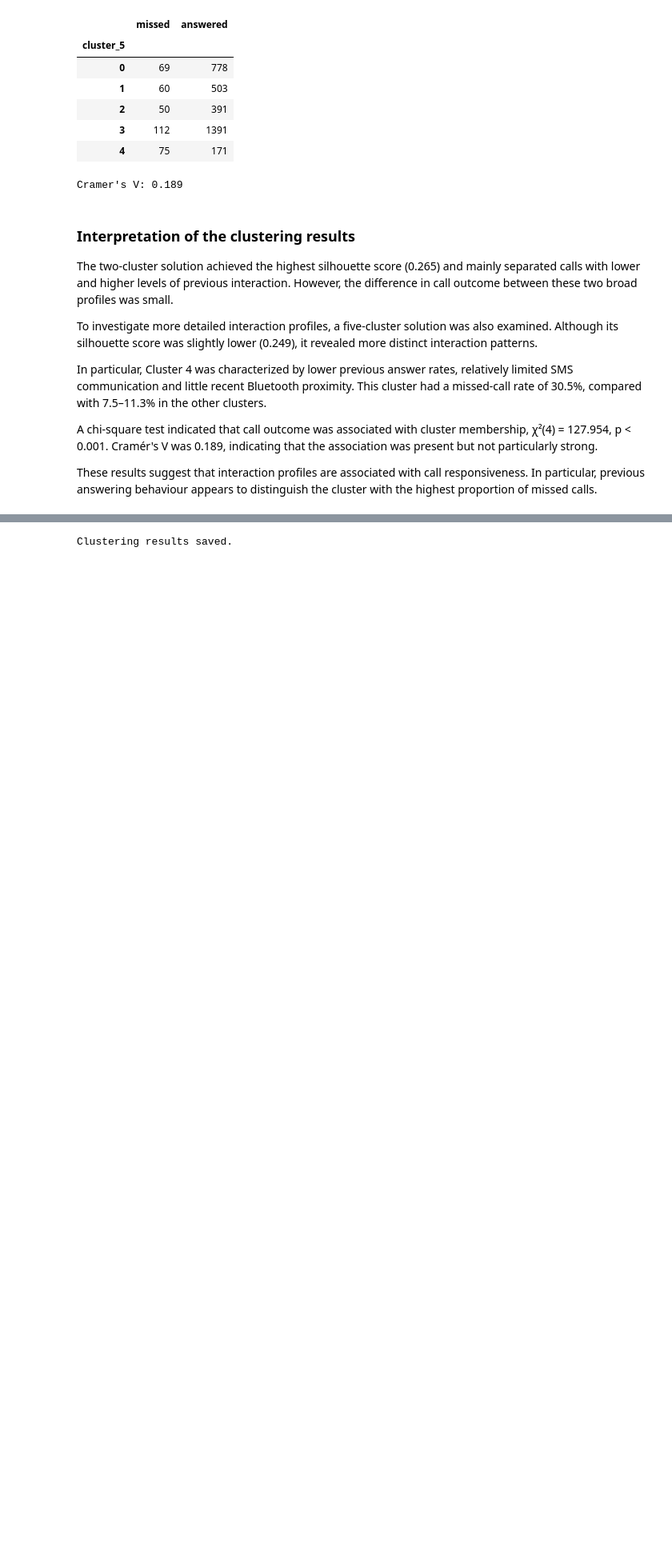
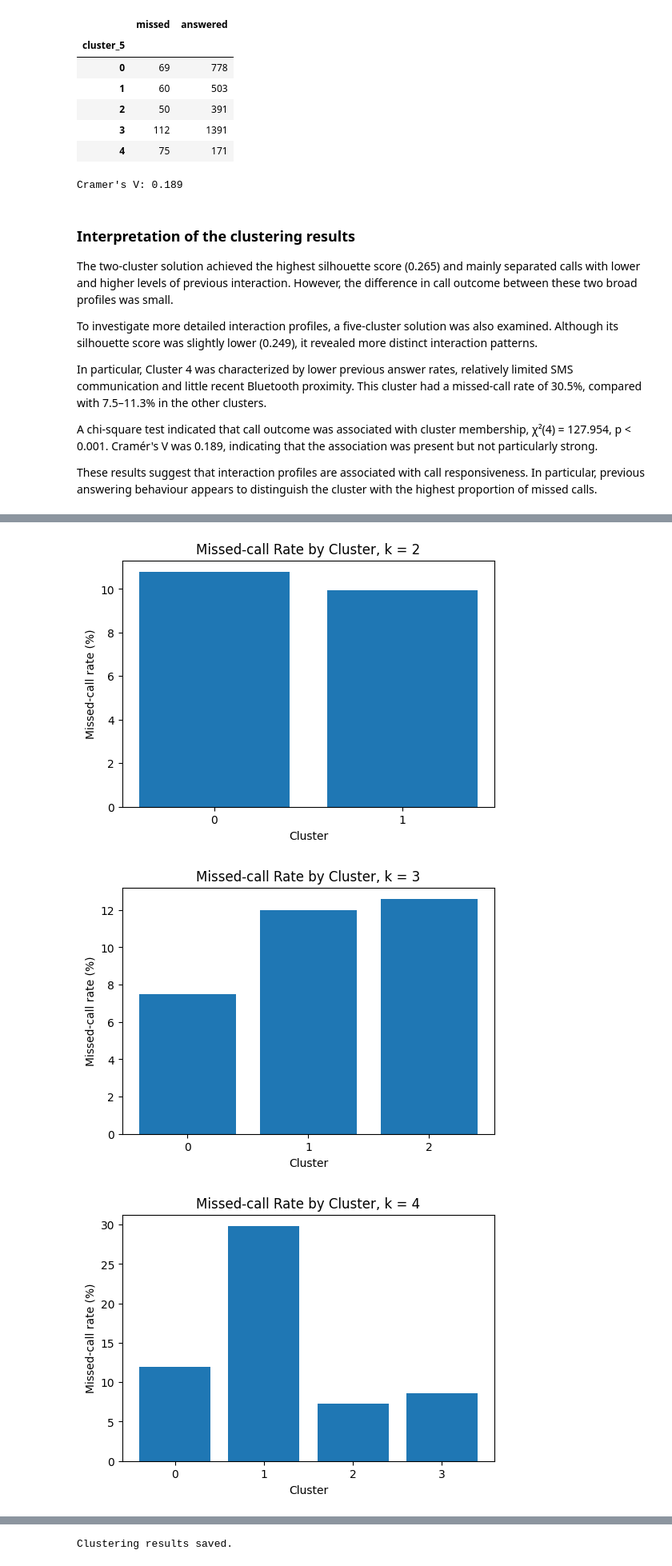
Before and after one commit to sannagunnarsson/DataMining-Project, a Jupyter notebook: notebooks/04_clustering.ipynb, the cells around one changed output, grey strips where cells are left out. Shown at 80% size. Cells and saved outputs as stored; diff of their text form; code cells hidden in the pictures; blank space fills up the shorter version.

```diff
--- a/notebooks/04_clustering.ipynb
+++ b/notebooks/04_clustering.ipynb
@@ -476,0 +592,23 @@ These results suggest that interaction profiles are associated with call respons
+# %%
+for k in k_values:
+
+    subset = outcome_results[
+        outcome_results["k"] == k
+    ]
+
+    plt.figure(figsize=(6, 4))
+
+    plt.bar(
+        subset["cluster"].astype(str),
+        subset["missed_rate"]
+    )
+
+    plt.xlabel("Cluster")
+    plt.ylabel("Missed-call rate (%)")
+    plt.title(f"Missed-call Rate by Cluster, k = {k}")
+
+    plt.show()
+# %% [output]
+[figure, added]
+[figure, added]
+[figure, added]
```
Also changed, not shown: parts of 9 cells of this notebook, 2 other files.
